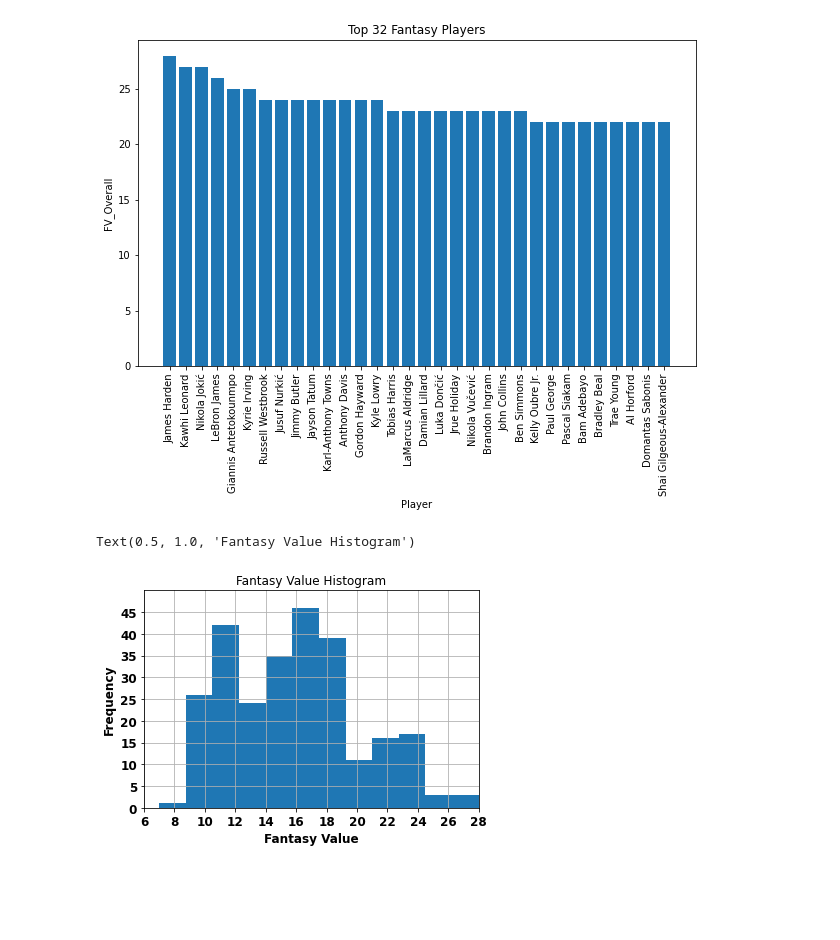
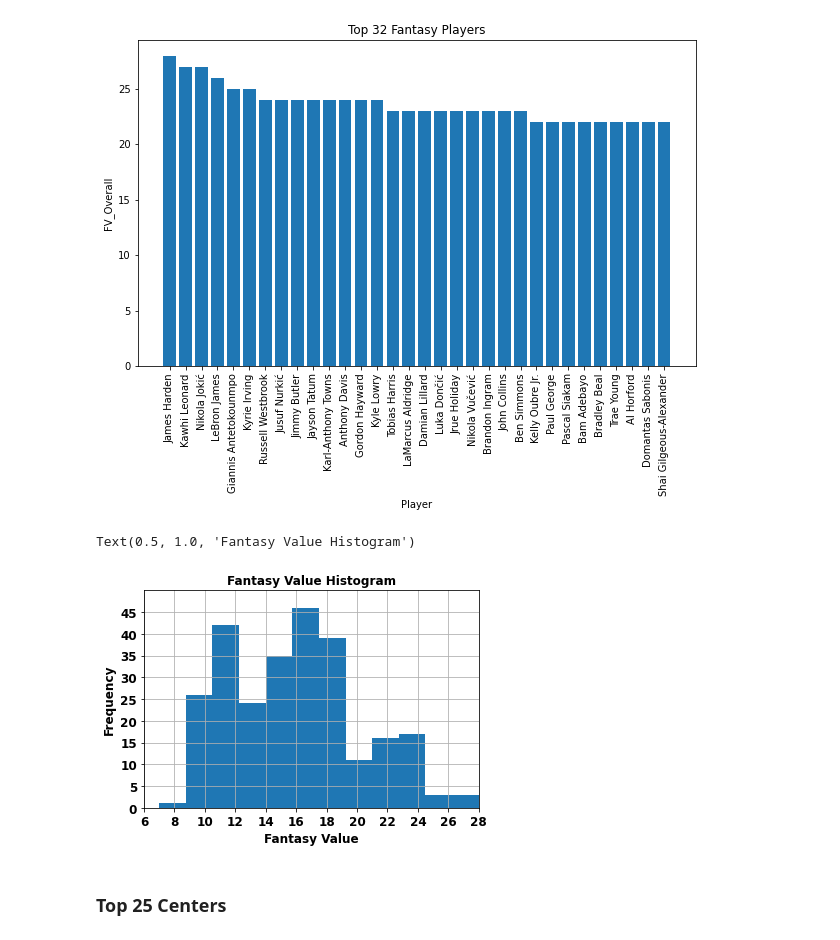
Before and after one commit to KenHoffman95/Fantasy-Basketball-Preseason-Analysis-2020, a Jupyter notebook: Data Cleaning, Feature Engineering and EDA Pt. 2.ipynb, the cells around one changed output. Saved outputs shown, nothing was run; the diff lists cells and outputs as text; code cells hidden in the pictures; blank space fills up the shorter version.

```diff
--- a/Data Cleaning, Feature Engineering and EDA Pt. 2.ipynb
+++ b/Data Cleaning, Feature Engineering and EDA Pt. 2.ipynb
@@ -1021,16 +1023,19 @@ plt.bar(x, y)
 <BarContainer object of 32 artists>
 [figure]
 # %%
+#Histogram of Fantasy Values for the top 263 players
 df['FV_Overall'].hist(bins=12, grid=True, xlabelsize=12, ylabelsize=12)
 plt.xlabel("Fantasy Value", fontsize=12)
 plt.ylabel("Frequency",fontsize=12)
 x_ticks = np.arange(0, 30, 2)
 plt.xticks(x_ticks)
 y_ticks = np.arange(0, 50, 5)
 plt.yticks(y_ticks)
 plt.ylim((0,50))
 plt.xlim((6, 28))
-plt.title('Fantasy Value Histogram')
+plt.title('Fantasy Value Histogram', fontweight='bold')
 # %% [output]
 Text(0.5, 1.0, 'Fantasy Value Histogram')
-[figure, old version]
+[figure, new version]
+# %% [markdown]
+### Top 25 Centers
```
Also changed, not shown: parts of 6 cells of this notebook.
